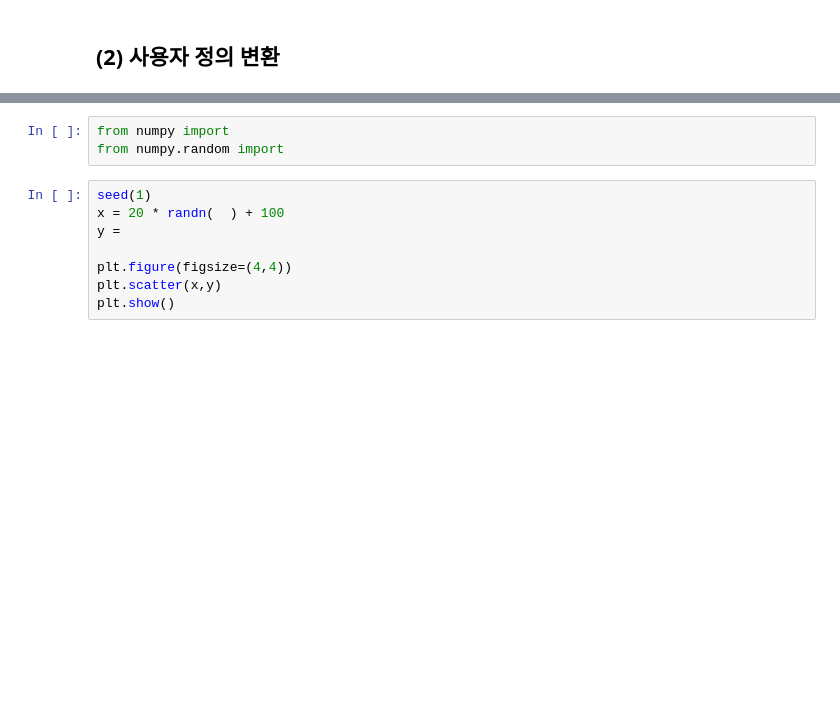
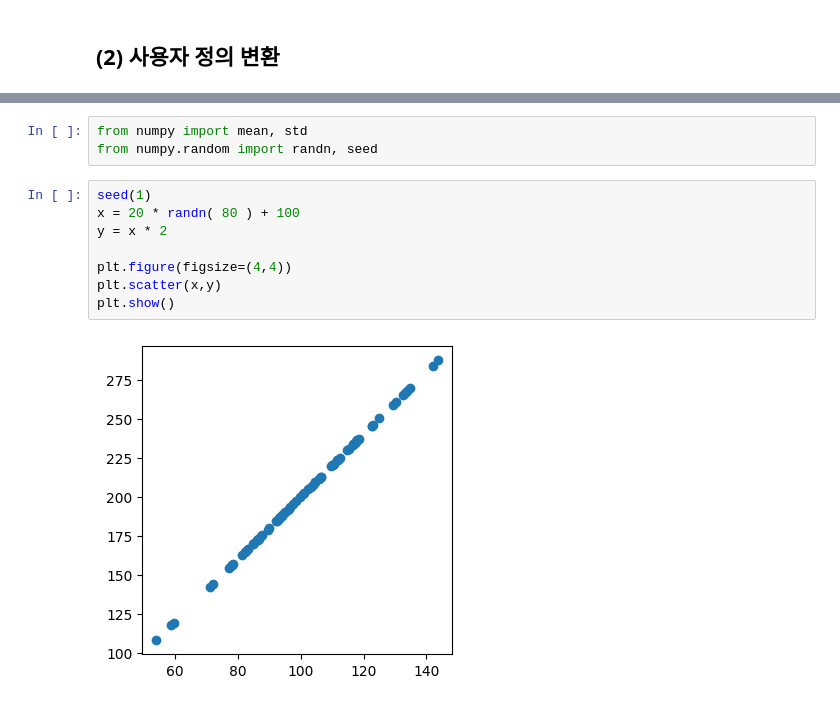
Before and after one commit to gymnopedy01/ictis-2023-ai, a Jupyter notebook: 다운로드/배포_ML_전처리.ipynb, the cells around one changed output, grey strips where cells are left out. Saved outputs shown, nothing was run; the diff lists cells and outputs as text; blank space fills up the shorter version.

```diff
--- a/다운로드/배포_ML_전처리.ipynb
+++ b/다운로드/배포_ML_전처리.ipynb
@@ -221,11 +337,13 @@ print(Y)
 # %%
-from numpy import
-from numpy.random import
+from numpy import mean, std
+from numpy.random import randn, seed
 # %%
 seed(1)
-x = 20 * randn(  ) + 100
-y =
+x = 20 * randn( 80 ) + 100
+y = x * 2
 
 plt.figure(figsize=(4,4))
 plt.scatter(x,y)
 plt.show()
+# %% [output]
+[figure, added]
```
Also changed, not shown: parts of 32 cells of this notebook.
